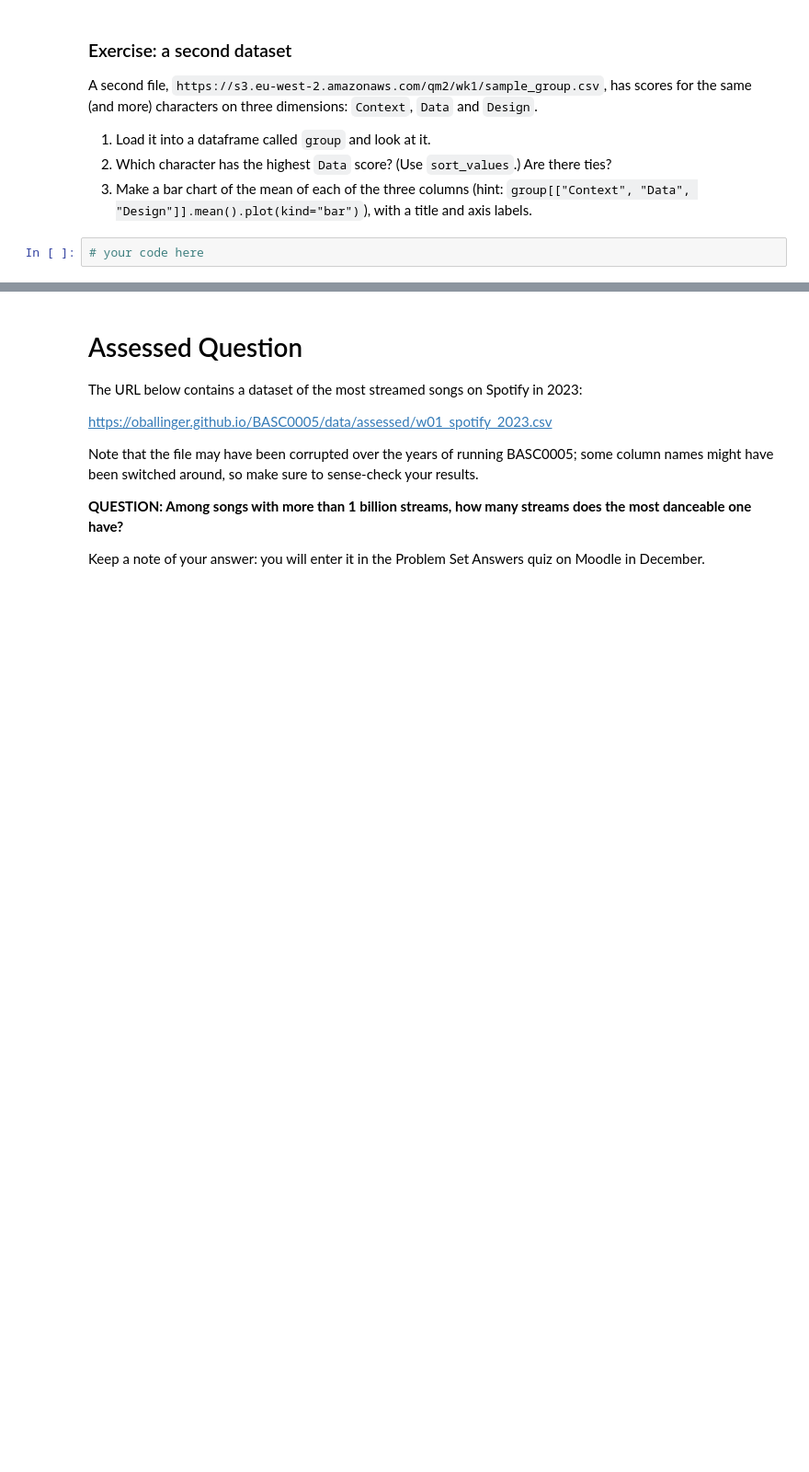
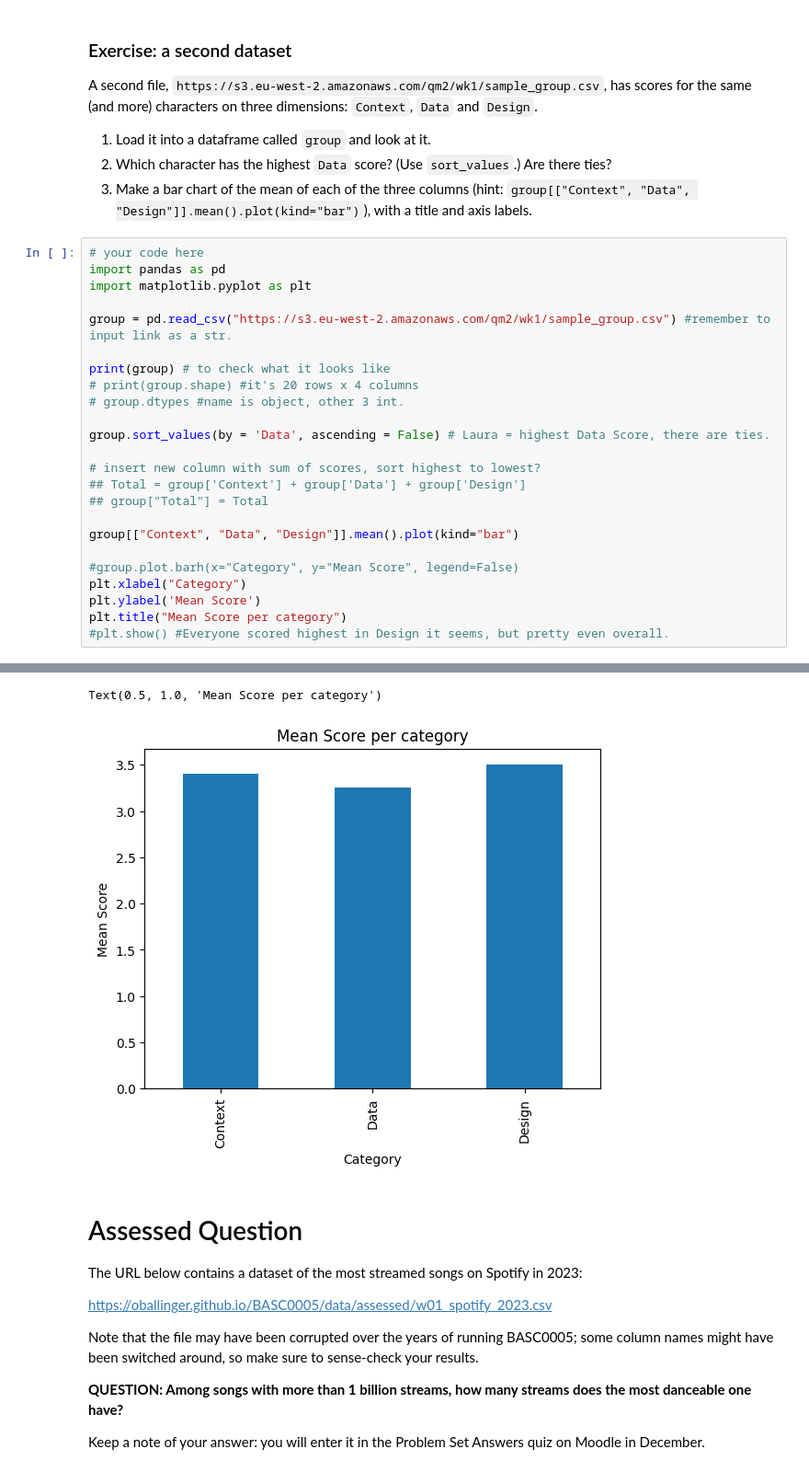
Before and after one commit to jasminebarry/BASC0005, a Jupyter notebook: w01_python_recap.ipynb, the cells around one changed output, grey strips where cells are left out. Shown at 92% size. Cells and saved outputs as stored; diff of their text form; blank space fills up the shorter version.

```diff
--- a/w01_python_recap.ipynb
+++ b/w01_python_recap.ipynb
@@ -300,5 +297,28 @@ A second file, `https://s3.eu-west-2.amazonaws.com/qm2/wk1/sample_group.csv`, ha
 1. Load it into a dataframe called `group` and look at it.
 2. Which character has the highest `Data` score? (Use `sort_values`.) Are there ties?
 3. Make a bar chart of the mean of each of the three columns (hint: `group[["Context", "Data", "Design"]].mean().plot(kind="bar")`), with a title and axis labels.
-# %%
-# your code here
+# %%
+# your code here
+import pandas as pd
+import matplotlib.pyplot as plt
+
+group = pd.read_csv("https://s3.eu-west-2.amazonaws.com/qm2/wk1/sample_group.csv") #remember to input link as a str.
+
+print(group) # to check what it looks like
+# print(group.shape) #it's 20 rows x 4 columns
+# group.dtypes #name is object, other 3 int.
+
+group.sort_values(by = 'Data', ascending = False) # Laura = highest Data Score, there are ties.
+
+# insert new column with sum of scores, sort highest to lowest?
+## Total = group['Context'] + group['Data'] + group['Design']
+## group["Total"] = Total
+
+group[["Context", "Data", "Design"]].mean().plot(kind="bar")
+
+#group.plot.barh(x="Category", y="Mean Score", legend=False)
+plt.xlabel("Category")
+plt.ylabel('Mean Score')
+plt.title("Mean Score per category")
+#plt.show() #Everyone scored highest in Design it seems, but pretty even overall.
+# %% [output]
@@ -305,3 +342,5 @@ A second file, `https://s3.eu-west-2.amazonaws.com/qm2/wk1/sample_group.csv`, ha
+Text(0.5, 1.0, 'Mean Score per category')
+[figure, added]
 # %% [markdown]
 # Assessed Question
 
```
Also changed, not shown: parts of 4 cells of this notebook.
